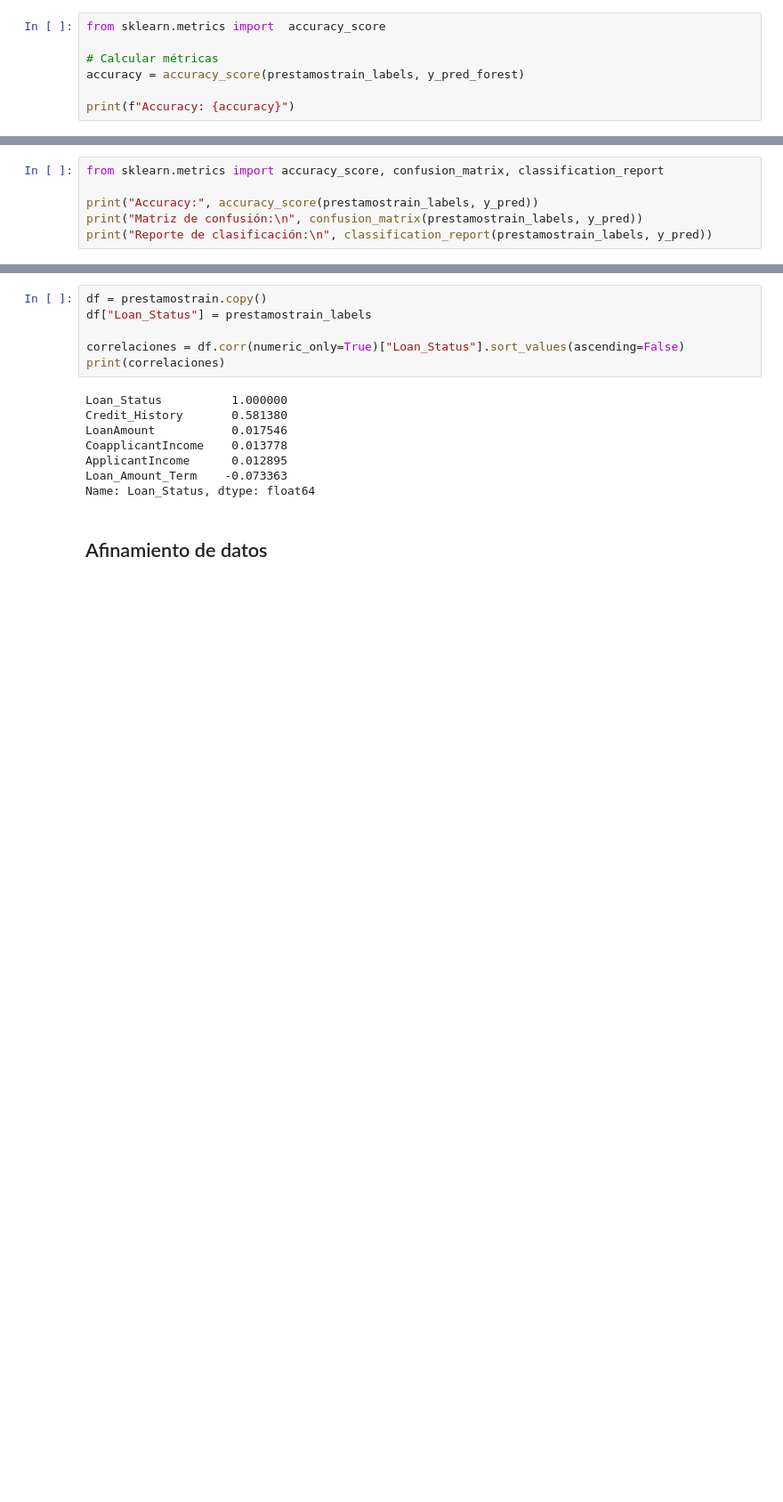
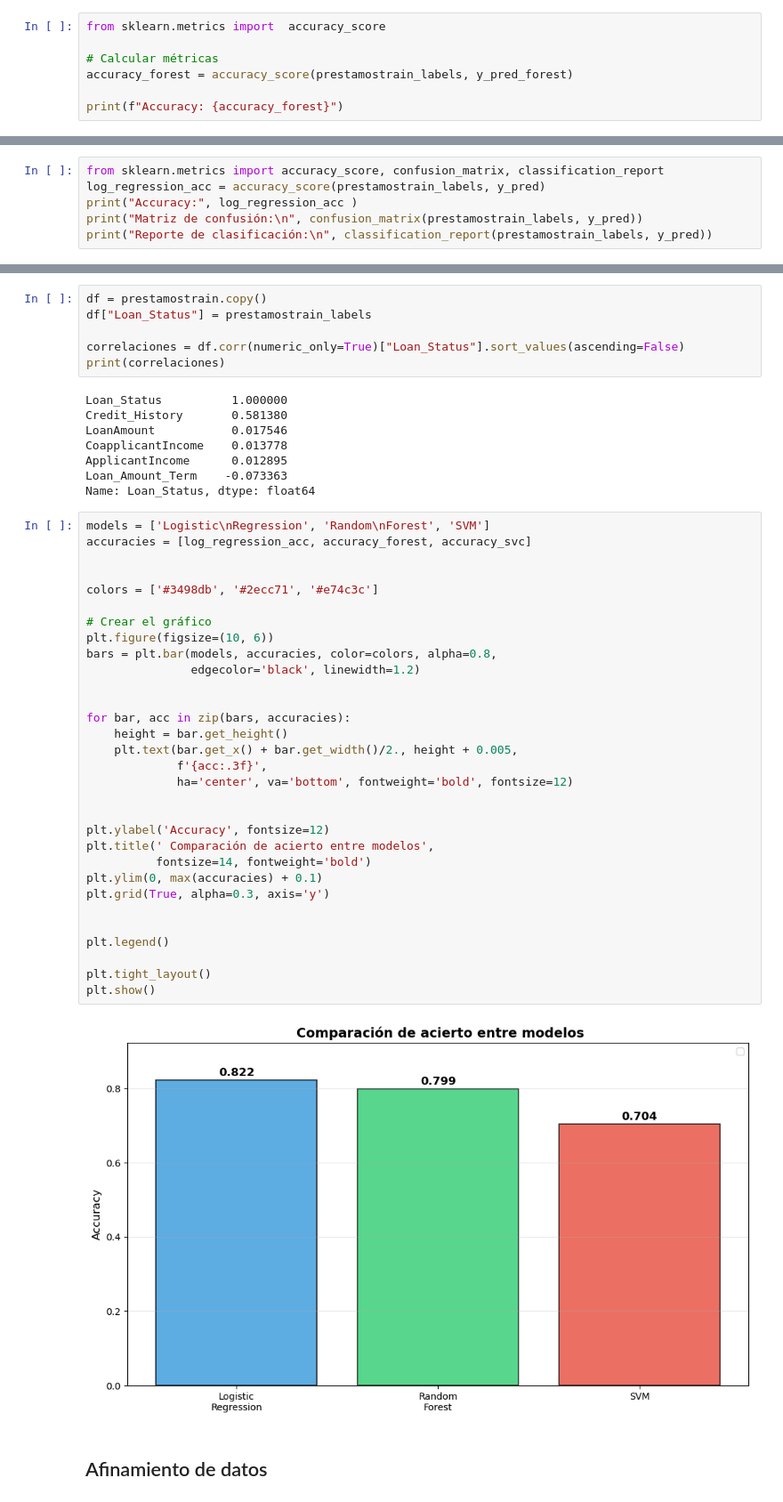
Before and after one commit to LuisDavid01/notebook-proyecto-big-data, a Jupyter notebook: SC-707_G7_Resumido.ipynb, the cells around one changed output, grey strips where cells are left out. Shown: that part at 89% size. Saved outputs shown, nothing was run; the diff lists cells and outputs as text; blank space fills up the shorter version.

```diff
--- a/SC-707_G7_Resumido.ipynb
+++ b/SC-707_G7_Resumido.ipynb
@@ -248,9 +263,9 @@ array([[0.15, 0.85],
 from sklearn.metrics import  accuracy_score
 
 # Calcular métricas
-accuracy = accuracy_score(prestamostrain_labels, y_pred_forest)
+accuracy_forest = accuracy_score(prestamostrain_labels, y_pred_forest)
 
-print(f"Accuracy: {accuracy}")
+print(f"Accuracy: {accuracy_forest}")
 # %% [output]
 Accuracy: 0.7993421052631579
 # %% [markdown]
@@ -276,8 +291,8 @@ Predicciones de clase: [1 1 1 0 1]
 Probabilidades: [0.76592517 0.74894584 0.80510846 0.49196416 0.67502055]
 # %%
 from sklearn.metrics import accuracy_score, confusion_matrix, classification_report
-
-print("Accuracy:", accuracy_score(prestamostrain_labels, y_pred))
+log_regression_acc = accuracy_score(prestamostrain_labels, y_pred)
+print("Accuracy:", log_regression_acc )
 print("Matriz de confusión:\n", confusion_matrix(prestamostrain_labels, y_pred))
 print("Reporte de clasificación:\n", classification_report(prestamostrain_labels, y_pred))
 # %% [output]
@@ -308,6 +323,39 @@ CoapplicantIncome    0.013778
 ApplicantIncome      0.012895
 Loan_Amount_Term    -0.073363
 Name: Loan_Status, dtype: float64
+# %%
+models = ['Logistic\nRegression', 'Random\nForest', 'SVM']
+accuracies = [log_regression_acc, accuracy_forest, accuracy_svc]
+
+
+colors = ['#3498db', '#2ecc71', '#e74c3c']
+
+# Crear el gráfico
+plt.figure(figsize=(10, 6))
+bars = plt.bar(models, accuracies, color=colors, alpha=0.8,
+               edgecolor='black', linewidth=1.2)
+
+
+for bar, acc in zip(bars, accuracies):
+    height = bar.get_height()
+    plt.text(bar.get_x() + bar.get_width()/2., height + 0.005,
+             f'{acc:.3f}',
+             ha='center', va='bottom', fontweight='bold', fontsize=12)
+
+
+plt.ylabel('Accuracy', fontsize=12)
+plt.title(' Comparación de acierto entre modelos',
+          fontsize=14, fontweight='bold')
+plt.ylim(0, max(accuracies) + 0.1)
+plt.grid(True, alpha=0.3, axis='y')
+
+
+plt.legend()
+
+plt.tight_layout()
+plt.show()
+# %% [output]
+[figure, added]
 # %% [markdown]
 ## Afinamiento de datos
 # %% [markdown]
```
Also changed, not shown: parts of 8 cells of this notebook, 1 other file.
